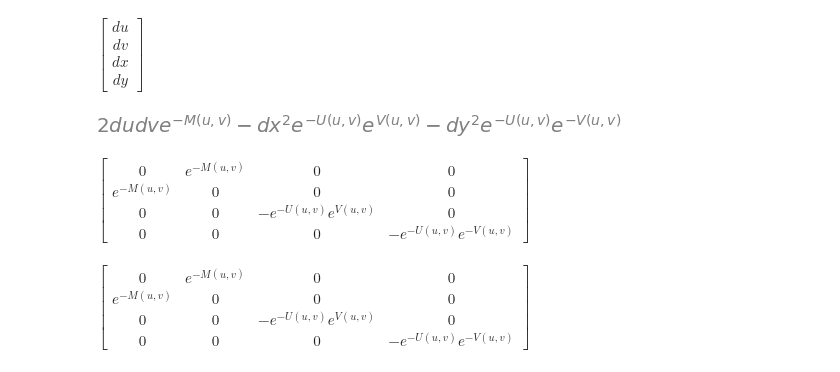
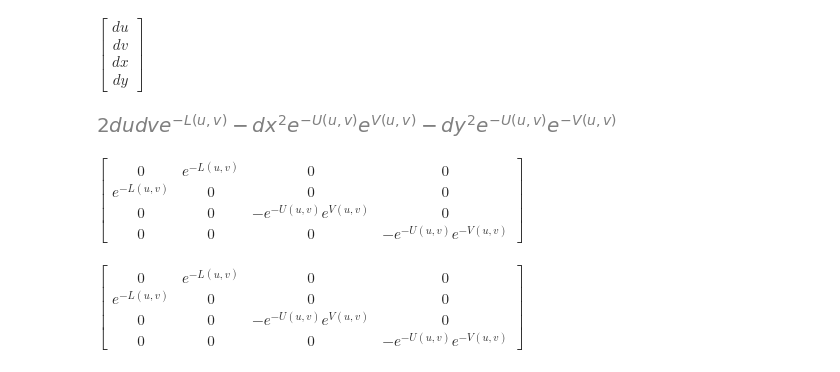
Before and after one commit to GeoffCope/General_Relativity_Python, a Jupyter notebook: Bell_Szekeres_Solution_and_Related_Solutions_of_the_Einstein_Maxwell_Equations_Barrabes_Hogan.ipynb, the cells around one changed output. Saved outputs shown, nothing was run; the diff lists cells and outputs as text; code cells hidden in the pictures.

```diff
--- a/Bell_Szekeres_Solution_and_Related_Solutions_of_the_Einstein_Maxwell_Equations_Barrabes_Hogan.ipynb
+++ b/Bell_Szekeres_Solution_and_Related_Solutions_of_the_Einstein_Maxwell_Equations_Barrabes_Hogan.ipynb
@@ -39,6 +39,6 @@ V
 # %% [output]
 [figure]
 # %%
-M = Function('M')(u,v)
-M
+L = Function('L')(u,v)
+L
 # %% [output]
@@ -54,10 +54,10 @@ differentials
 # %% [output]
 $\displaystyle \left[\begin{matrix}du\\dv\\dx\\dy\end{matrix}\right]$
 # %%
-lineElement = expand( -exp(-U) * ( exp(V)*dx**2 + exp(-V)*dy**2 ) + 2*exp(-M)*du*dv )
+lineElement = expand( -exp(-U) * ( exp(V)*dx**2 + exp(-V)*dy**2 ) + 2*exp(-L)*du*dv )
 lineElement
 # %% [output]
-[figure, old version]
+[figure, new version]
 # %%
 g = zeros(4)
 
@@ -70,14 +70,14 @@ for i in range(4):
 
 g
 # %% [output]
-$\displaystyle \left[\begin{matrix}0 & e^{- M{\left(u,v \right)}} & 0 & 0\\e^{- M{\left(u,v \right)}} & 0 & 0 & 0\\0 & 0 & - e^{- U{\left(u,v \right)}} e^{V{\left(u,v \right)}} & 0\\0 & 0 & 0 & - e^{- U{\left(u,v \right)}} e^{- V{\left(u,v \right)}}\end{matrix}\right]$
+$\displaystyle \left[\begin{matrix}0 & e^{- L{\left(u,v \right)}} & 0 & 0\\e^{- L{\left(u,v \right)}} & 0 & 0 & 0\\0 & 0 & - e^{- U{\left(u,v \right)}} e^{V{\left(u,v \right)}} & 0\\0 & 0 & 0 & - e^{- U{\left(u,v \right)}} e^{- V{\left(u,v \right)}}\end{matrix}\right]$
 # %%
 import sympy
 # %%
 m = sympy.Array(g)
 m
 # %% [output]
-$\displaystyle \left[\begin{matrix}0 & e^{- M{\left(u,v \right)}} & 0 & 0\\e^{- M{\left(u,v \right)}} & 0 & 0 & 0\\0 & 0 & - e^{- U{\left(u,v \right)}} e^{V{\left(u,v \right)}} & 0\\0 & 0 & 0 & - e^{- U{\left(u,v \right)}} e^{- V{\left(u,v \right)}}\end{matrix}\right]$
+$\displaystyle \left[\begin{matrix}0 & e^{- L{\left(u,v \right)}} & 0 & 0\\e^{- L{\left(u,v \right)}} & 0 & 0 & 0\\0 & 0 & - e^{- U{\left(u,v \right)}} e^{V{\left(u,v \right)}} & 0\\0 & 0 & 0 & - e^{- U{\left(u,v \right)}} e^{- V{\left(u,v \right)}}\end{matrix}\right]$
 # %%
 from einsteinpy.symbolic import *
 # %%
```
Also changed, not shown: parts of 10 cells of this notebook, 25 other files.
